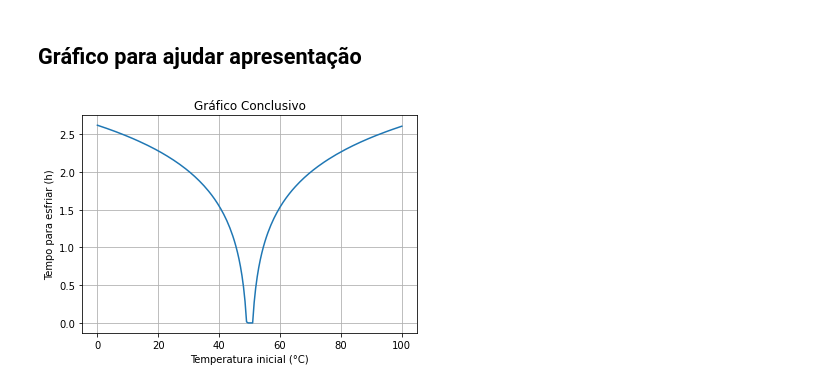
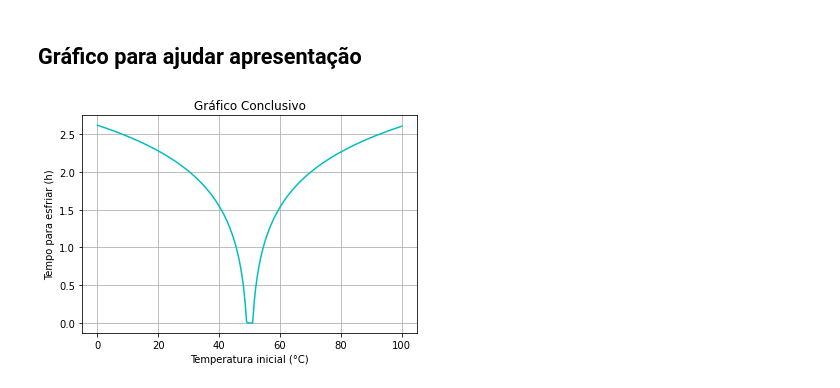
Before and after one commit to pedroivoal/Modsim-P2, a Jupyter notebook: arq3.ipynb, the cells around one changed output. Drawn from its saved outputs; the diff is of its cells as text; code cells hidden in the pictures.

```diff
--- a/arq3.ipynb
+++ b/arq3.ipynb
@@ -211,7 +211,7 @@ for Tia in lista_Tia:
 
     elif i == 140:
 
-        plt.plot(t_lista/3600, Ta_lista, 'b' , label = ('30.0 $T_{ambiente}$'))
+        plt.plot(t_lista/3600, Ta_lista, 'm' , label = ('30.0 $T_{ambiente}$'))
 
     elif i == 40 or i == 160:
 
@@ -224,7 +224,7 @@ for Tia in lista_Tia:
     i += 1
 
 # Plota gráficos
-plt.title('Várias Temperaturas Iniciais')
+plt.title('Várias Temperaturas Iniciais da Água')
 plt.ylabel('Temperatura (°C)')
 plt.xlabel('Tempo (h)')
 plt.legend()
@@ -236,7 +236,7 @@ arcoiris.savefig('4.Arco íris.png',  format = 'png', dpi = 1200)
 # Variável que guarda gráfico
 conclusivo, ax = plt.subplots()
 # Plota gráfico conclusivo
-plt.plot((lista_Tia-273.15), lista_t_equilibrio)
+plt.plot((lista_Tia-273.15), lista_t_equilibrio, 'k')
 plt.title('Gráfico Conclusivo')
 plt.xlabel('Temperatura inicial (°C)')
 plt.ylabel('Tempo para esfriar (h)')
@@ -254,33 +254,33 @@ conclusivo.savefig('5.Conclusivo.png',  format = 'png', dpi = 1200)
 Tar = 50+273.15
 
 # Listas para gerar gráfico conclusivo
 t_lista = np.arange(0, 18000, 1)
 lista_t_equilibrio = []
 lista_Tia = np.arange(100+273.15, -0.1+273.15, -0.5)
 
 # Loop que simula a água com diferentes temperaturas inicias
 i = 0
 for Tia in lista_Tia:
     Tic = Tia
     TiaC = Tia-273.15
     x0 = [Tia, Tic]
 
     # Resolução numérica
     x = odeint(modelo, x0, t_lista)
     Ta_lista = x[:,0]-273.15
     lista_t_equilibrio.append(T_equilibrio(Ta_lista, t_lista/3600))
     i += 1
 
 # Variável que guarda gráfico
 conclusivo50, ax = plt.subplots()
 # Plota gráfico conclusivo
-plt.plot((lista_Tia-273.15), lista_t_equilibrio)
+plt.plot((lista_Tia-273.15), lista_t_equilibrio, 'c')
 plt.title('Gráfico Conclusivo')
 plt.xlabel('Temperatura inicial (°C)')
 plt.ylabel('Tempo para esfriar (h)')
 plt.grid(True)
 plt.show()
 # Cria arquivo png com o gráfico no PC
-conclusivo50.savefig('7.Conclusivo50.png',  format = 'png', dpi = 1200)
+conclusivo50.savefig('6.Conclusivo50.png',  format = 'png', dpi = 1200)
 # %% [output]
-[figure, old version]
+[figure, new version]
```
Also changed, not shown: parts of 3 cells of this notebook, 6 other files.
